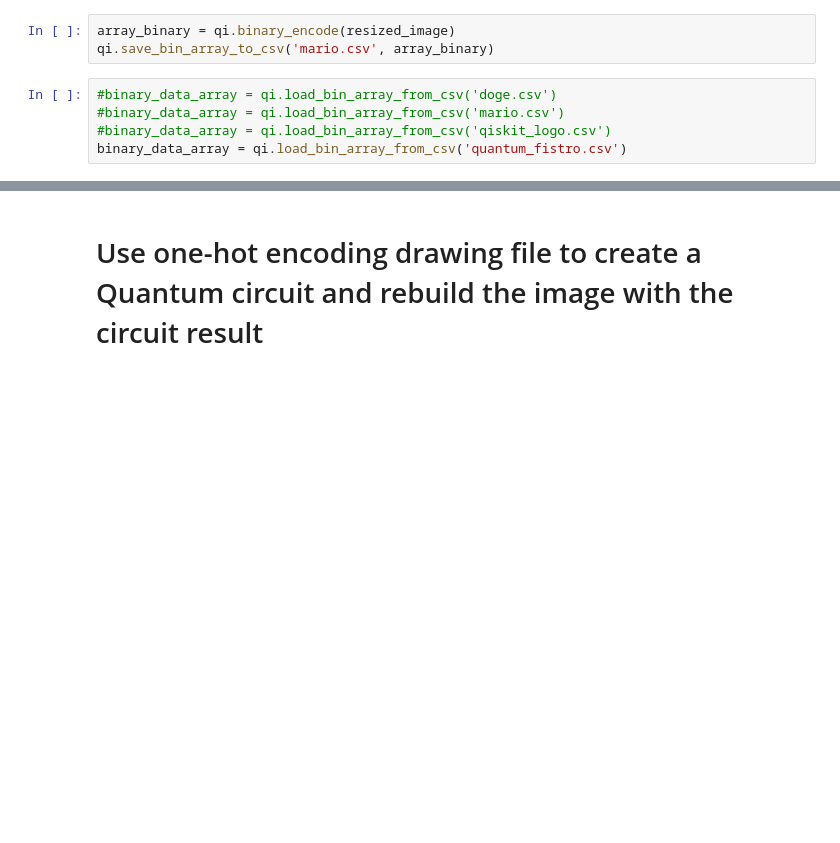
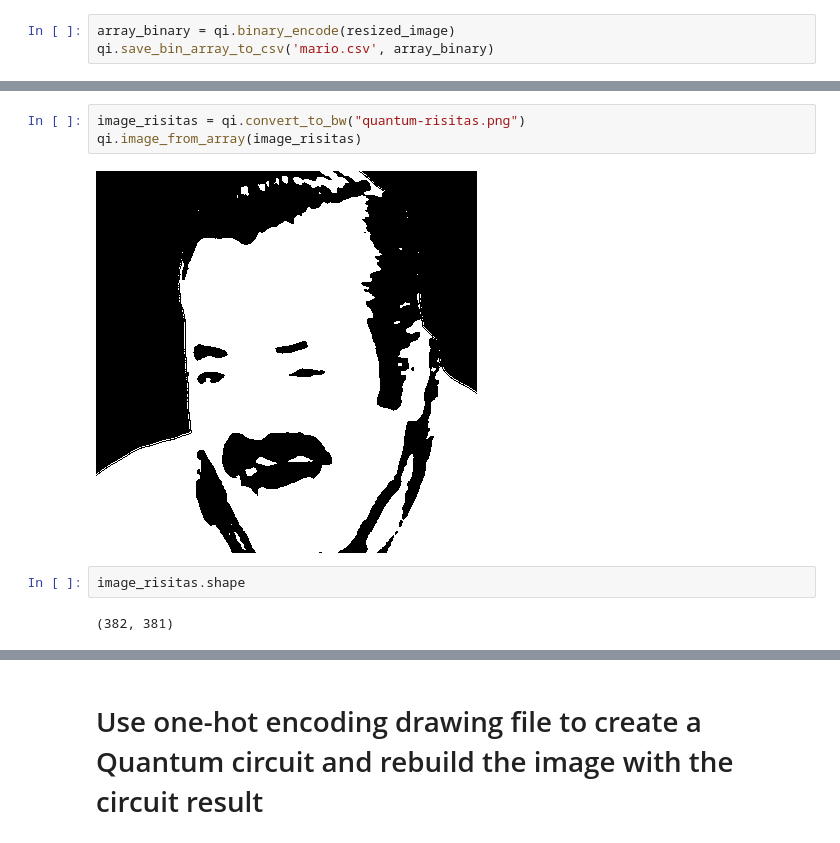
Before and after one commit to sergiomtzlosa/docker-qiskit, a Jupyter notebook: qiskit-jupyter/notebooks/quantum-drawing/quantum-drawer.ipynb, the cells around one changed output, grey strips where cells are left out. Cells and saved outputs as stored; diff of their text form; blank space fills up the shorter version.

```diff
--- a/qiskit-jupyter/notebooks/quantum-drawing/quantum-drawer.ipynb
+++ b/qiskit-jupyter/notebooks/quantum-drawing/quantum-drawer.ipynb
@@ -65,8 +65,3 @@ qi.image_from_array(resized_image)
 # %%
 array_binary = qi.binary_encode(resized_image)
 qi.save_bin_array_to_csv('mario.csv', array_binary)
-# %%
-#binary_data_array = qi.load_bin_array_from_csv('doge.csv')
-#binary_data_array = qi.load_bin_array_from_csv('mario.csv')
-#binary_data_array = qi.load_bin_array_from_csv('qiskit_logo.csv')
-binary_data_array = qi.load_bin_array_from_csv('quantum_fistro.csv')
@@ -102,0 +72,9 @@ qi.image_from_array(rebuild_data)
+# %%
+image_risitas = qi.convert_to_bw("quantum-risitas.png")
+qi.image_from_array(image_risitas)
+# %% [output]
+[figure, added]
+# %%
+image_risitas.shape
+# %% [output]
+(382, 381)
```
Also changed, not shown: parts of 23 cells of this notebook, 2 other files.
